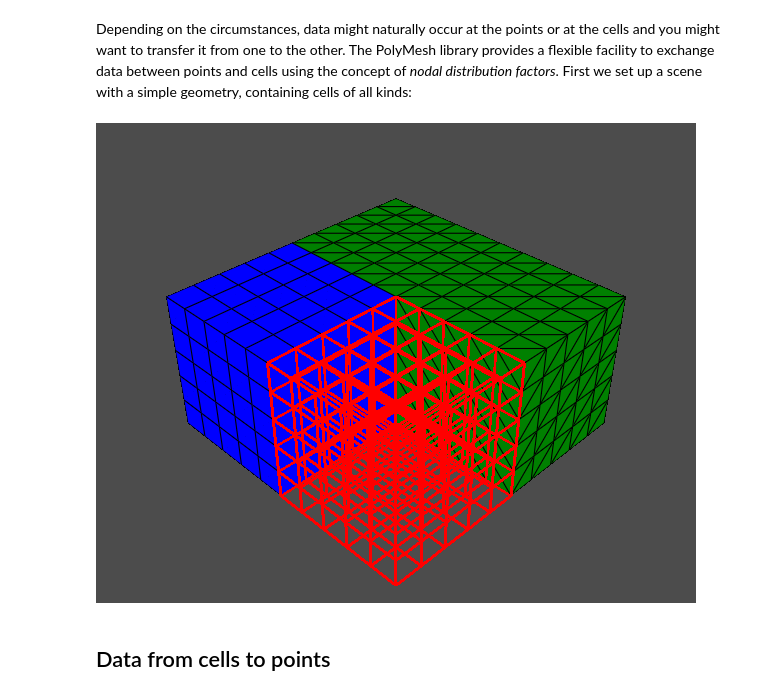
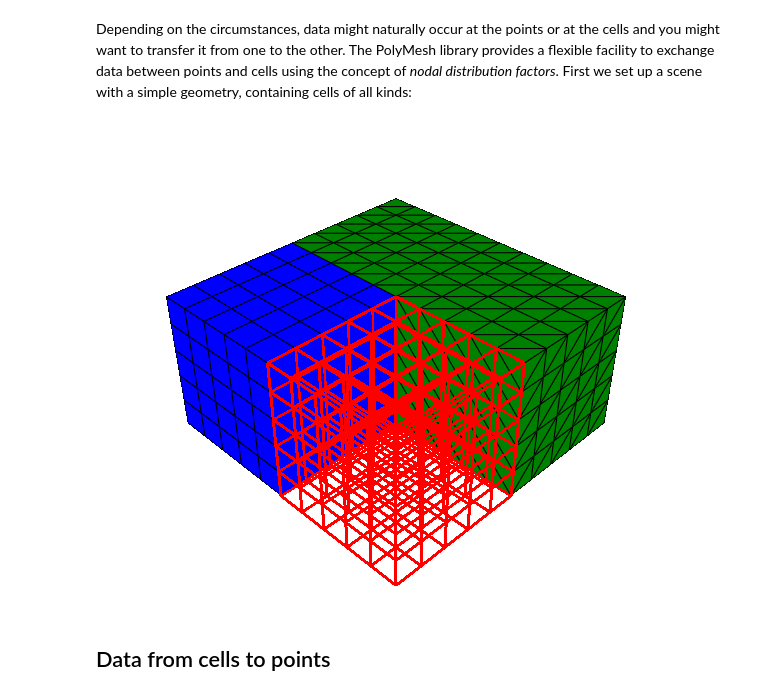
Before and after one commit to dewloosh/PolyMesh, a Jupyter notebook: docs/source/notebooks/data.ipynb, the cells around one changed output. Saved outputs shown, nothing was run; the diff lists cells and outputs as text; code cells hidden in the pictures.

```diff
--- a/docs/source/notebooks/data.ipynb
+++ b/docs/source/notebooks/data.ipynb
@@ -38,35 +38,36 @@ mesh = PolyData(pd, frame=frame)
 
 # tetrahedra
 cdTET4 = TET4(topo=tTET4, frames=frame)
 mesh["tetra"] = PolyData(cdTET4, frame=frame)
 mesh["tetra"].config["A", "color"] = "green"
 
 # hexahedra
 cdH8 = H8(topo=tH8, frames=frame)
 mesh["hex"] = PolyData(cdH8, frame=frame)
 mesh["hex"].config["A", "color"] = "blue"
 
 # lines
 cdL2 = L2(topo=tL2, frames=frames_of_lines(coords, tL2))
 mesh["line"] = LineData(cdL2, frame=frame)
 mesh["line"].config["A", "color"] = "red"
 mesh["line"].config["A", "line_width"] = 3
 mesh["line"].config["A", "render_lines_as_tubes"] = True
 
 # finalize the mesh and lock the layout
 mesh.to_standard_form()
 mesh.lock(create_mappers=True)
 
 # plot with PyVista
 mesh.plot(
     notebook=True,
     jupyter_backend="static",
-    config_key=("A"),
+    config_key=["A"],
     show_edges=True,
     window_size=(600, 480),
+    theme="document"
 )
 # %% [output]
-[figure, old version]
+[figure, new version]
 # %% [markdown]
 ## Data from cells to points
 # %% [markdown]
```
Also changed, not shown: parts of 6 cells of this notebook, 53 other files.
